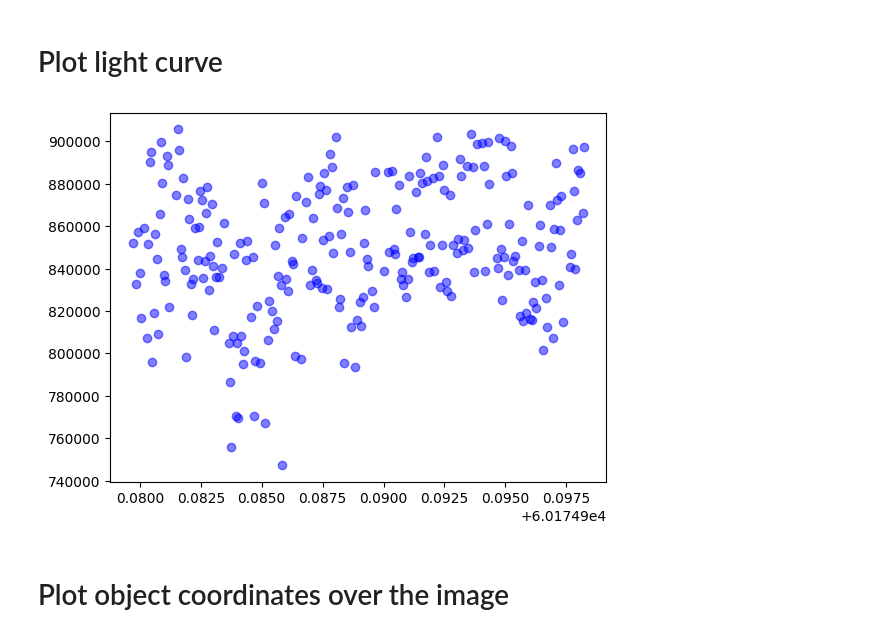
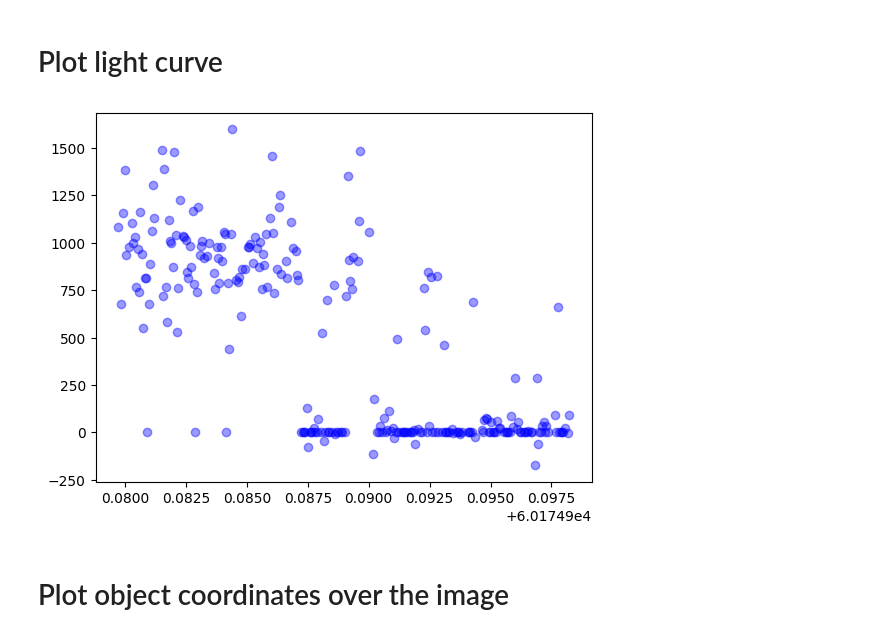
Before and after one commit to DBernardes/Tools-for-the-MOPTOP-pipeline-products, a Jupyter notebook: photometry_extraction.ipynb, the cells around one changed output. Drawn from its saved outputs; the diff is of its cells as text; code cells hidden in the pictures.

```diff
--- a/photometry_extraction.ipynb
+++ b/photometry_extraction.ipynb
@@ -112,48 +120,29 @@ Set MJD-END to 60174.998281 from DATE-END'. [astropy.wcs.wcs]
 # %%
 import matplotlib.pyplot as plt
 import pandas as pd
 import os
 import numpy as np
 
 star_name = "GRB 230818A"
 experiment = "all data"
+camera = 3
 src_path = os.path.join(
     "..", "Pol charact MOPTOP", "Scientific objects", star_name, experiment
 )
-csv_path = os.path.join(src_path, "csv", "first set")
+csv_path = os.path.join(src_path, "csv")
+csv_file = os.path.join(csv_path, "first set", f"candidate_1_cam{camera}.csv")
+df = pd.read_csv(csv_file)
+median = np.median(df["star_photons"])
+# csv_file = os.path.join(csv_path, "second set", f"candidate_1_cam{camera}.csv")
+# df_2 = pd.read_csv(csv_file)
+# df = pd.concat([df, df_2], axis=0, ignore_index=True)
+cand_1 = df["star_photons"]  # / median
 
 
-csv_file = os.path.join(csv_path, "original.csv")
-df = pd.read_csv(csv_file)
-original = df["star_photons"]
-csv_file = os.path.join(csv_path, "comparison_1.csv")
-df = pd.read_csv(csv_file)
-comp_1 = df["star_photons"]
-csv_file = os.path.join(csv_path, "comparison_2.csv")
-df = pd.read_csv(csv_file)
-comp_2 = df["star_photons"]
-csv_file = os.path.join(csv_path, "candidate_1.csv")
-df = pd.read_csv(csv_file)
-cand_1 = df["star_photons"]
-csv_file = os.path.join(csv_path, "candidate_2.csv")
-df = pd.read_csv(csv_file)
-cand_2 = df["star_photons"]
-csv_file = os.path.join(csv_path, "candidate_3.csv")
-df = pd.read_csv(csv_file)
-cand_3 = df["star_photons"]
-
-comp = comp_2 + comp_1
-cand_1 /= comp
-cand_1 /= np.median(cand_1)
-cand_2 /= comp
-cand_2 /= np.median(cand_2)
-cand_3 /= comp
-cand_3 /= np.median(cand_3)
-
-plt.plot(df["mjd"], comp_1, "bo", alpha=0.5)
+plt.plot(df["mjd"], cand_1, "bo", alpha=0.4)
 plt.show()
 # %% [output]
-[figure, old version]
+[figure, new version]
 # %% [markdown]
 # Plot object coordinates over the image
 # %%
```
Also changed, not shown: parts of 2 cells of this notebook, 5 other files.
